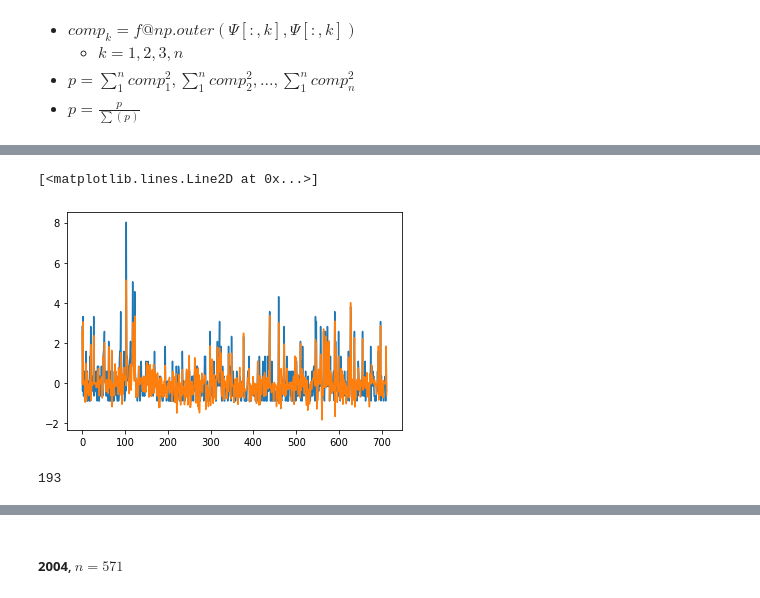
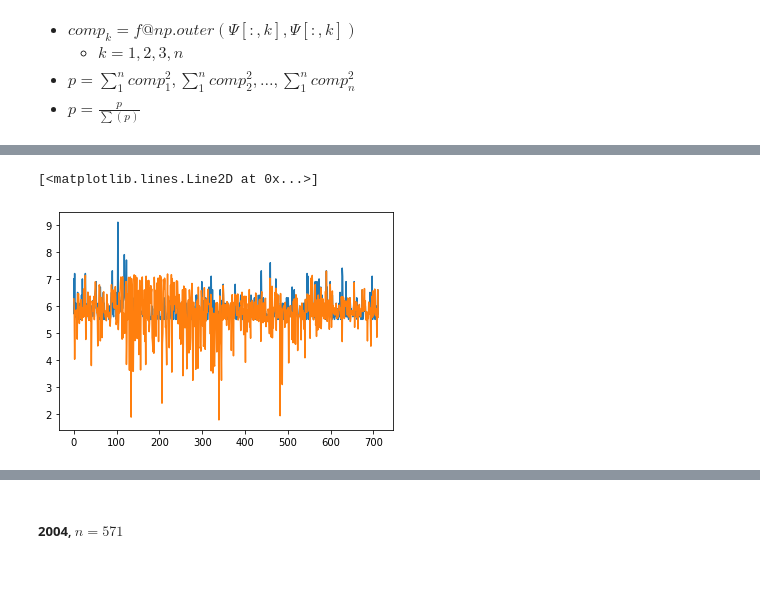
Before and after one commit to seoyeonc/ms, a Jupyter notebook: _notebooks/2022-04-06-Earthquake(guebin).ipynb, the cells around one changed output, grey strips where cells are left out. Cells and saved outputs as stored; diff of their text form; code cells hidden in the pictures.

```diff
--- a/_notebooks/2022-04-06-Earthquake(guebin).ipynb
+++ b/_notebooks/2022-04-06-Earthquake(guebin).ipynb
@@ -36,7 +36,8 @@ N=len(_df)
 # %%
 f_true = np.array(_df.loc[:,"Magnitude"])
 # %%
-f = (f_true-f_true.mean())/f_true.std()
+#f = (f_true-f_true.mean())/f_true.std()
+f=f_true
 # %%
 f@f ## SST
 # %% [output]
@@ -210,5 +211,5 @@ plt.plot(λ,powers)
 # %%
-thresh = 2
+thresh = 1
 # %%
 powers[powers>thresh].sum() / powers.sum()
 # %% [output]
@@ -240,10 +251,6 @@ array([[ 0.        ,  0.        ,  0.        , ...,  0.        ,
 # %%
 plt.plot(f)
-plt.plot(fhats2.sum(axis=0))
+plt.plot(fhats2[λ<0.1].sum(axis=0))
 # %% [output]
 [<matplotlib.lines.Line2D at 0x...>]
-[figure, old version]
+[figure, new version]
-# %%
-(np.argwhere(powers>1).reshape(-1)<1000).sum()
-# %% [output]
-193
```
Also changed, not shown: parts of 23 cells of this notebook, 1 other file.
